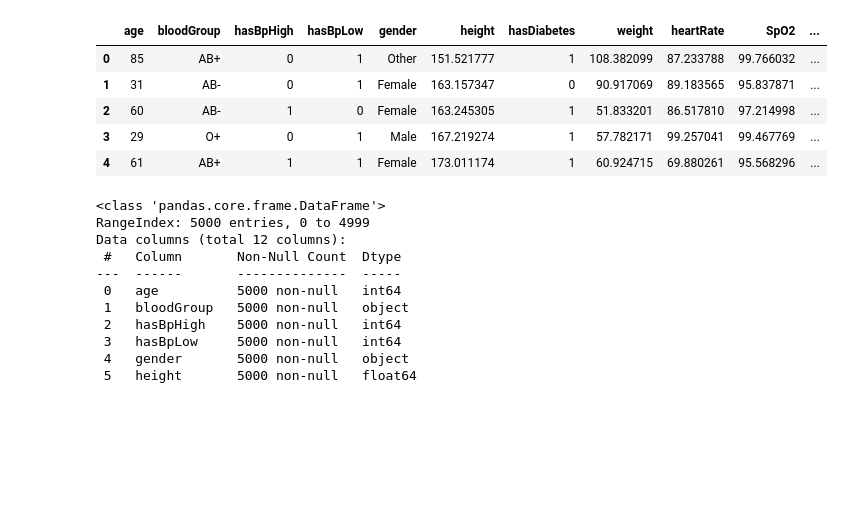
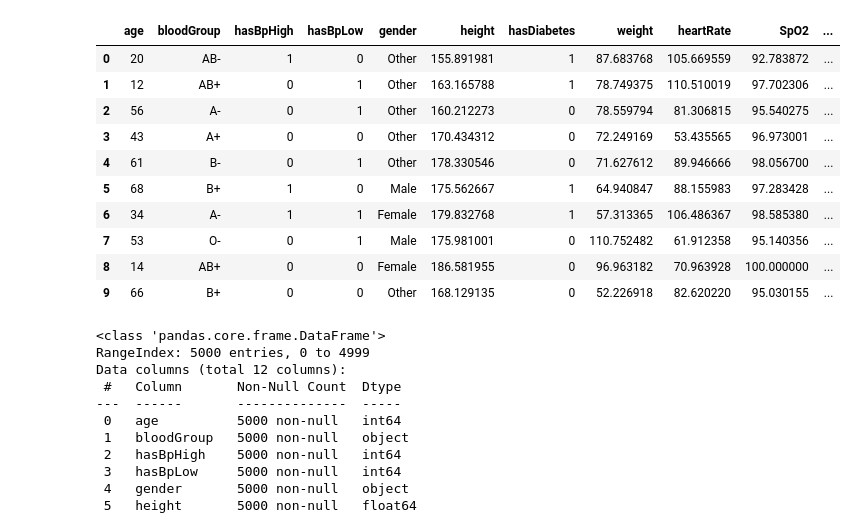
Before and after one commit to Kaarti22/human-vitals-analysis, a Jupyter notebook: train_model.ipynb, the cells around one changed output. Cells and saved outputs as stored; diff of their text form; code cells hidden in the pictures; blank space fills up the shorter version.

```diff
--- a/train_model.ipynb
+++ b/train_model.ipynb
@@ -10,16 +10,21 @@ from sklearn.metrics import classification_report, confusion_matrix, accuracy_sc
 import matplotlib.pyplot as plt
 import seaborn as sns
 # %%
-df = pd.read_csv("synthetic_vitals_dataset_conditioned.csv")
+df = pd.read_csv("synthetic_vitals_dataset_conditioned_skin_temp_updated.csv")
 # %%
-df.head()
+df.head(10)
 # %% [output]
 |  | age | bloodGroup | hasBpHigh | hasBpLow | gender | height | hasDiabetes | weight | heartRate | SpO2 | ... |
-| 0 | 85 | AB+ | 0 | 1 | Other | 151.521777 | 1 | 108.382099 | 87.233788 | 99.766032 | ... |
-| 1 | 31 | AB- | 0 | 1 | Female | 163.157347 | 0 | 90.917069 | 89.183565 | 95.837871 | ... |
-| 2 | 60 | AB- | 1 | 0 | Female | 163.245305 | 1 | 51.833201 | 86.517810 | 97.214998 | ... |
-| 3 | 29 | O+ | 0 | 1 | Male | 167.219274 | 1 | 57.782171 | 99.257041 | 99.467769 | ... |
-| 4 | 61 | AB+ | 1 | 1 | Female | 173.011174 | 1 | 60.924715 | 69.880261 | 95.568296 | ... |
+| 0 | 20 | AB- | 1 | 0 | Other | 155.891981 | 1 | 87.683768 | 105.669559 | 92.783872 | ... |
+| 1 | 12 | AB+ | 0 | 1 | Other | 163.165788 | 1 | 78.749375 | 110.510019 | 97.702306 | ... |
+| 2 | 56 | A- | 0 | 1 | Other | 160.212273 | 0 | 78.559794 | 81.306815 | 95.540275 | ... |
+| 3 | 43 | A+ | 0 | 0 | Other | 170.434312 | 0 | 72.249169 | 53.435565 | 96.973001 | ... |
+| 4 | 61 | B- | 0 | 1 | Other | 178.330546 | 0 | 71.627612 | 89.946666 | 98.056700 | ... |
+| 5 | 68 | B+ | 1 | 0 | Male | 175.562667 | 1 | 64.940847 | 88.155983 | 97.283428 | ... |
+| 6 | 34 | A- | 1 | 1 | Female | 179.832768 | 1 | 57.313365 | 106.486367 | 98.585380 | ... |
+| 7 | 53 | O- | 0 | 1 | Male | 175.981001 | 0 | 110.752482 | 61.912358 | 95.140356 | ... |
+| 8 | 14 | AB+ | 0 | 0 | Female | 186.581955 | 0 | 96.963182 | 70.963928 | 100.000000 | ... |
+| 9 | 66 | B+ | 0 | 0 | Other | 168.129135 | 0 | 52.226918 | 82.620220 | 95.030155 | ... |
 # %%
 df.info()
 # %% [output]
```
Also changed, not shown: parts of 7 cells of this notebook, 4 other files.
